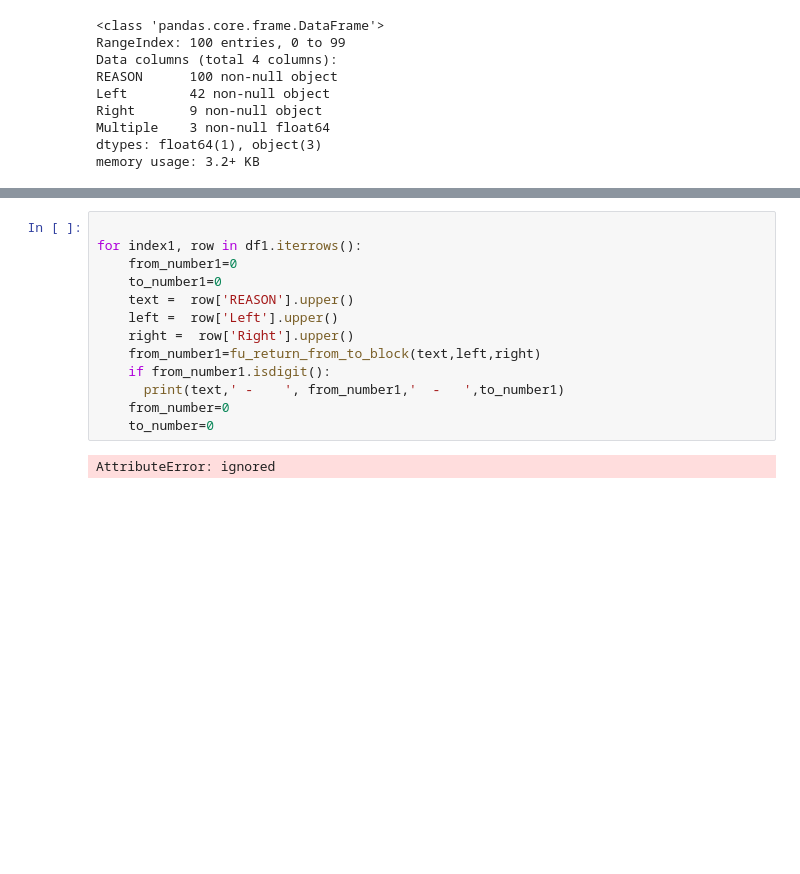
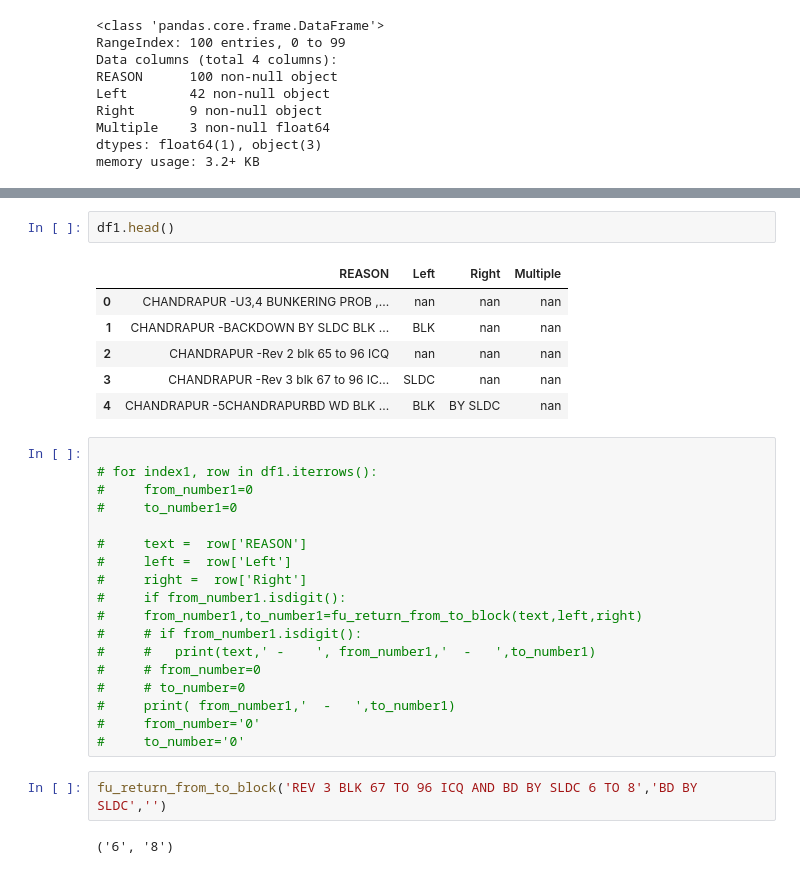
Before and after one commit to dharmendra-chouhan/Pandas_exercises_colab, a Jupyter notebook: revision2014.ipynb, the cells around one changed output, grey strips where cells are left out. Cells and saved outputs as stored; diff of their text form; blank space fills up the shorter version.

```diff
--- a/revision2014.ipynb
+++ b/revision2014.ipynb
@@ -75,15 +105,31 @@ def fu_return_from_to_block(p_text,p_left,p_right):
+# %%
+df1.head()
+# %% [output]
+|  | REASON | Left | Right | Multiple |
+| 0 | CHANDRAPUR -U3,4 BUNKERING PROB ,... | nan | nan | nan |
+| 1 | CHANDRAPUR -BACKDOWN BY SLDC BLK ... | BLK | nan | nan |
+| 2 | CHANDRAPUR -Rev 2 blk 65 to 96 ICQ | nan | nan | nan |
+| 3 | CHANDRAPUR -Rev 3 blk 67 to 96 IC... | SLDC | nan | nan |
+| 4 | CHANDRAPUR -5CHANDRAPURBD WD BLK ... | BLK | BY SLDC | nan |
 # %%
 
-for index1, row in df1.iterrows():
-    from_number1=0
-    to_number1=0
-    text =  row['REASON'].upper()
-    left =  row['Left'].upper()
-    right =  row['Right'].upper()
-    from_number1=fu_return_from_to_block(text,left,right)
-    if from_number1.isdigit():
-      print(text,' -    ', from_number1,'  -   ',to_number1)
-    from_number=0
-    to_number=0
+# for index1, row in df1.iterrows():
+#     from_number1=0
+#     to_number1=0
+
+#     text =  row['REASON']
+#     left =  row['Left']
+#     right =  row['Right']
+#     if from_number1.isdigit():
+#     from_number1,to_number1=fu_return_from_to_block(text,left,right)
+#     # if from_number1.isdigit():
+#     #   print(text,' -    ', from_number1,'  -   ',to_number1)
+#     # from_number=0
+#     # to_number=0
+#     print( from_number1,'  -   ',to_number1)
+#     from_number='0'
+#     to_number='0'
-# %% [output]
-AttributeError: ignored
+# %%
+fu_return_from_to_block('REV 3 BLK 67 TO 96 ICQ AND BD BY SLDC 6 TO 8','BD BY SLDC','')
+# %% [output]
+('6', '8')
```
Also changed, not shown: parts of 11 cells of this notebook.
